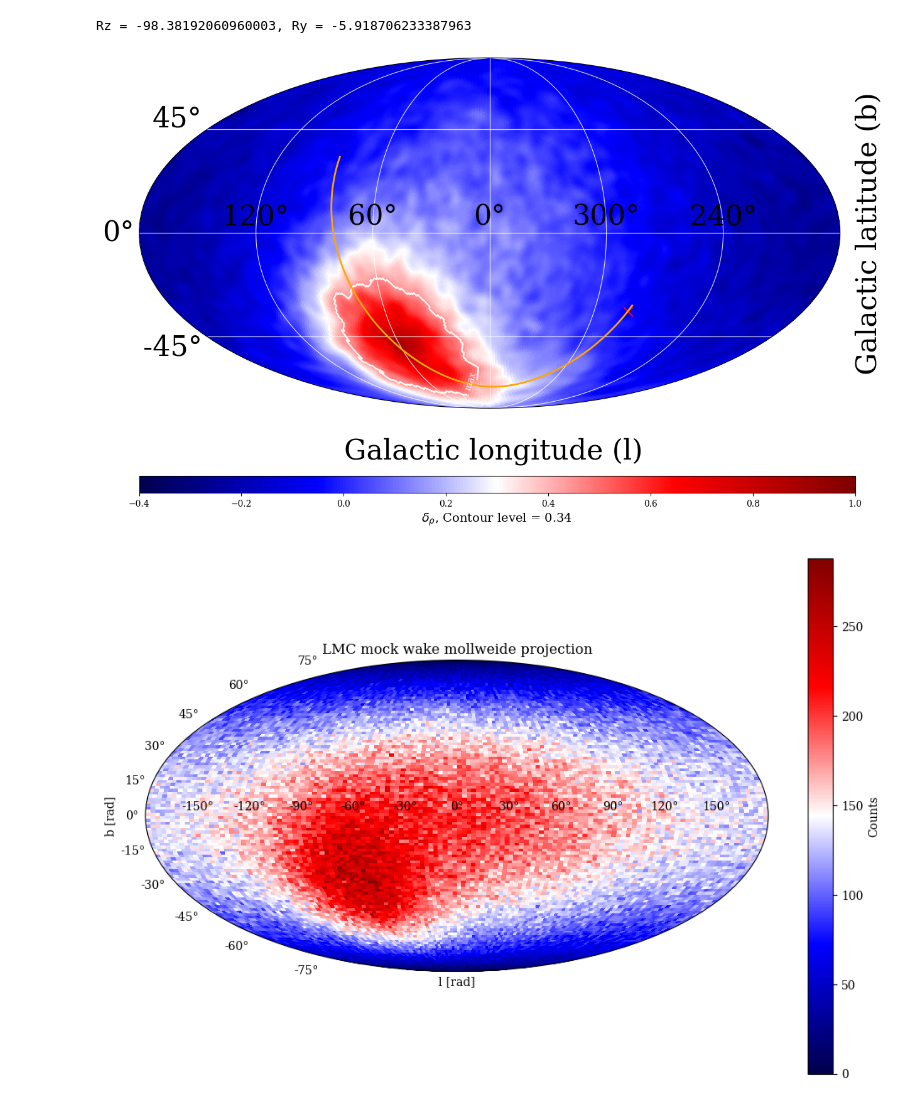
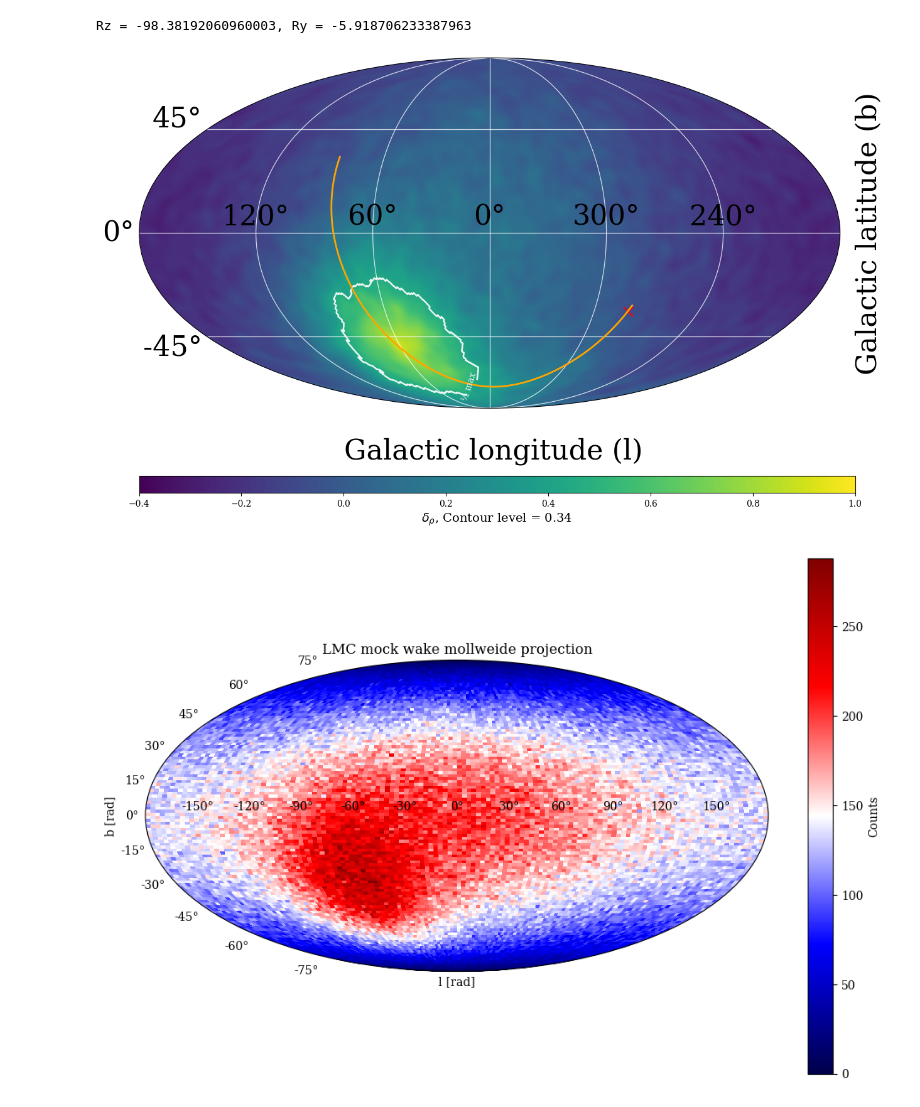
Before and after one commit to TheArchAstronomer/My_thesis, a Jupyter notebook: Hernquist_profile.ipynb, the cells around one changed output. Drawn from its saved outputs; the diff is of its cells as text; code cells hidden in the pictures.

```diff
--- a/Hernquist_profile.ipynb
+++ b/Hernquist_profile.ipynb
@@ -317,7 +317,7 @@ vmin = -0.4
 image = ax.pcolormesh(
     longitude[::-1], latitude, grid_map,
     vmin=vmin, vmax=vmax,
-    cmap="seismic", rasterized=True,
+    cmap="viridis", rasterized=True,
 )
 
 # halfmax = 0.34* np.nanmax(grid_map[valid])
@@ -344,34 +344,34 @@ ax.scatter(
      LMC_location_today.galactic.b.radian,
      marker='x', color='red', s=120, label='LMC today (SIMBAD)'
 )
 
 # Grid and tick labels
 # ax.grid(True, color="gray", lw=0.6, alpha=0.8)
 ax.grid(True, color="white", lw=0.9, alpha=0.8)
 ax.set_longitude_grid(60)
 ax.set_latitude_grid(45)
 # ax.set_latitude_grid(30)
 ax.set_longitude_grid_ends(90)
 ax.xaxis.set_major_formatter(ThetaFormatterShiftPi(60))
 ax.tick_params(axis='x', labelsize=32, colors='black')
 ax.tick_params(axis='y', labelsize=32, colors='black')
 
 # Colorbar
 # cax = fig.add_axes([0.15, 0.08, 0.7, 0.03])
 cax = fig.add_axes([0.05, 0.08, 0.95, 0.03])
 cb = fig.colorbar(image, cax=cax, orientation="horizontal")
 cb.set_label(r"$\delta_{\rho}$, Contour level = 0.34 ", fontsize=14)
 # cb.set_label(r"Overdensity $\delta_{\rho}$ = n/⟨n⟩ − 1", fontsize=22)
 cb.solids.set_edgecolor("face")
 
 # Axis labels
 plt.figtext(0.52, 0.14, "Galactic longitude (l)", ha="center", fontsize=32)
 plt.figtext(1.00, 0.54, "Galactic latitude (b)",  va="center", rotation=90, fontsize=32)
 
 plt.subplots_adjust(bottom=0.1, top=0.98, left=0.05, right=0.98)
 plt.show()
 # %% [output]
-[figure, old version]
+[figure, new version]
 # %%
 H, lon_edges, lat_edges = np.histogram2d(
     -lon, lat,
```
Also changed, not shown: 1 other file.
